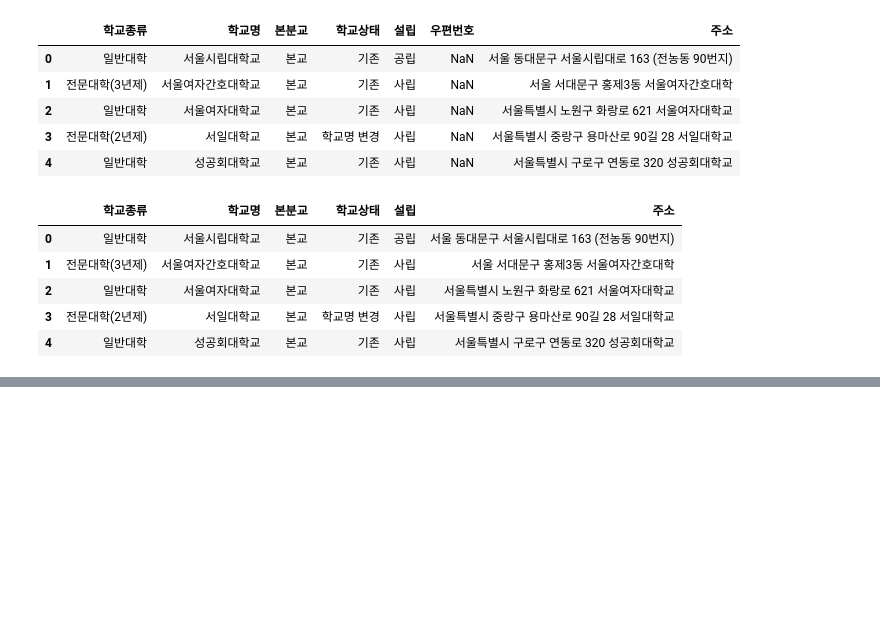
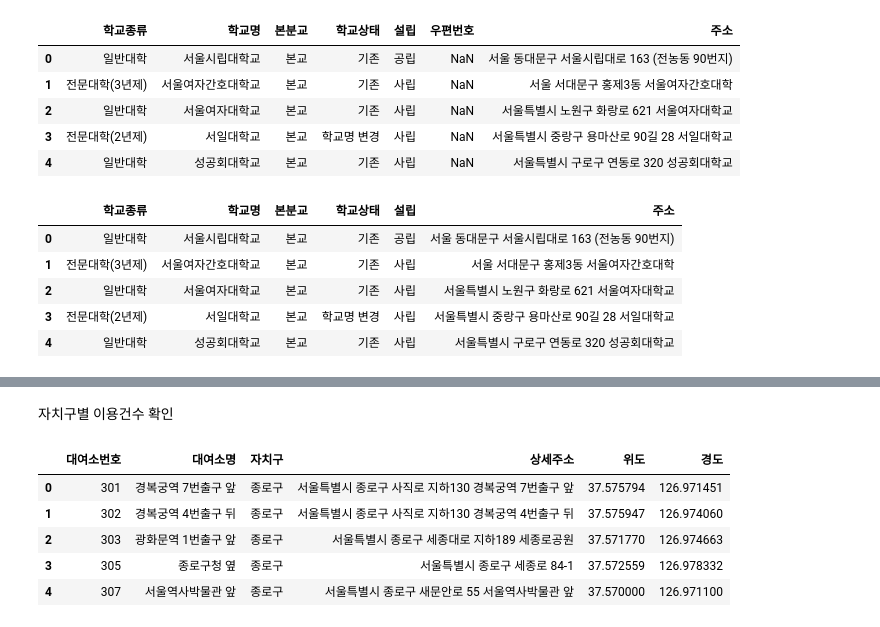
Before and after one commit to b00kkk/bikeseoul, a Jupyter notebook: seoulbike_processing.ipynb, the cells around one changed output, grey strips where cells are left out. Saved outputs shown, nothing was run; the diff lists cells and outputs as text; code cells hidden in the pictures; blank space fills up the shorter version.

```diff
--- a/seoulbike_processing.ipynb
+++ b/seoulbike_processing.ipynb
@@ -430,3 +430,5 @@ university_add.head()
 | 4 | 일반대학 | 성공회대학교 | 본교 | 기존 | 사립 | 서울특별시 구로구 연동로 320 성공회대학교 | 37.4875235978289 | 126.826163535057 |
 # %%
 university_add.to_csv('university_add.csv',index=False)
+# %% [markdown]
+자치구별 이용건수 확인
@@ -432,0 +439,9 @@ university_add.to_csv('university_add.csv',index=False)
+# %%
+rental_shop_add.head()
+# %% [output]
+|  | 대여소번호 | 대여소명 | 자치구 | 상세주소 | 위도 | 경도 |
+| 0 | 301 | 경복궁역 7번출구 앞 | 종로구 | 서울특별시 종로구 사직로 지하130 경복궁역 7번출구 앞 | 37.575794 | 126.971451 |
+| 1 | 302 | 경복궁역 4번출구 뒤 | 종로구 | 서울특별시 종로구 사직로 지하130 경복궁역 4번출구 뒤 | 37.575947 | 126.974060 |
+| 2 | 303 | 광화문역 1번출구 앞 | 종로구 | 서울특별시 종로구 세종대로 지하189 세종로공원 | 37.571770 | 126.974663 |
+| 3 | 305 | 종로구청 옆 | 종로구 | 서울특별시 종로구 세종로 84-1 | 37.572559 | 126.978332 |
+| 4 | 307 | 서울역사박물관 앞 | 종로구 | 서울특별시 종로구 새문안로 55 서울역사박물관 앞 | 37.570000 | 126.971100 |
```
Also changed, not shown: parts of 4 cells of this notebook.
